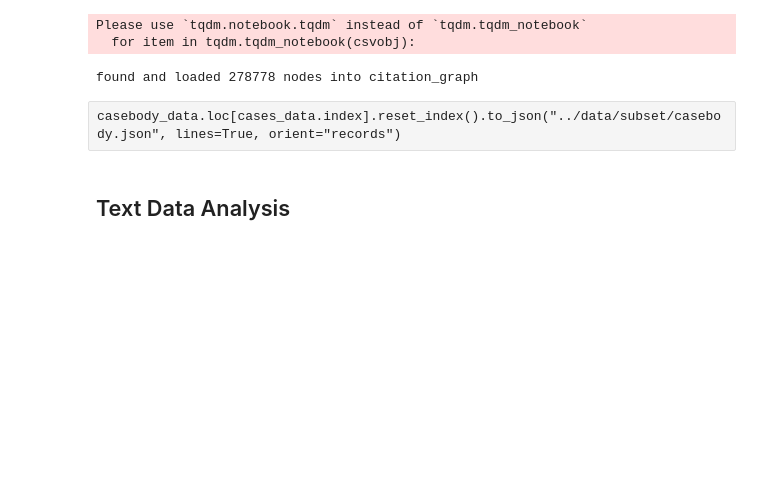
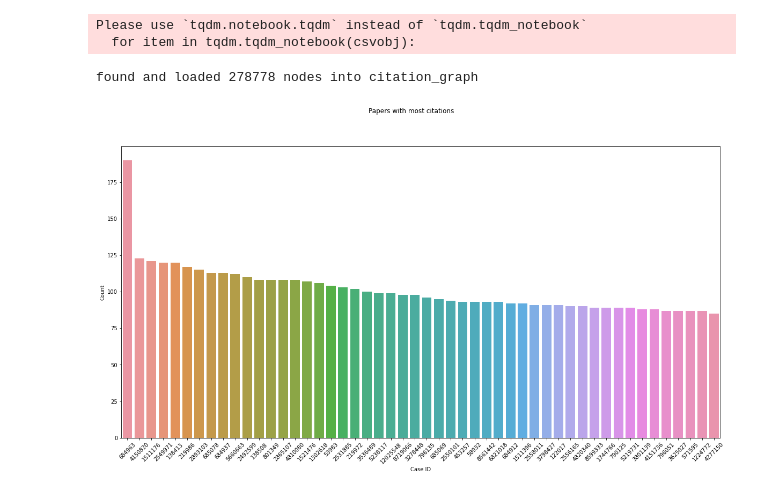
Before and after one commit to parambharat/cs109b-grp9-final-project, a Jupyter notebook: notebooks/data_wrangling.ipynb, the cells around one changed output. Saved outputs shown, nothing was run; the diff lists cells and outputs as text; code cells hidden in the pictures; blank space fills up the shorter version.

Commit message:
update: add graph and text analysis parts

```diff
--- a/notebooks/data_wrangling.ipynb
+++ b/notebooks/data_wrangling.ipynb
@@ -371,6 +372,10 @@ citations_data.columns = ["src", "dst"]
 # %%
 top_cited = citations_data.src.value_counts().head(50)
 plt.figure(figsize=(20,10))
-ax = sns.barplot(top_cited.index, top_cited.values, order=top_cited.index)
+ax = sns.barplot(top_cited.index, top_cited.values, order=top_cited.index,)
+ax.set(xlabel="Case ID", ylabel = "Count")
 plt.xticks(rotation=45)
+plt.suptitle("Papers with most citations")
 plt.show()
+# %% [output]
+[figure, added]
@@ -383,4 +381,0 @@ len(cases_data)
-# %% [raw]
-casebody_data.loc[cases_data.index].reset_index().to_json("../data/subset/casebody.json", lines=True, orient="records")
-# %% [markdown]
-## Text Data Analysis
```
Also changed, not shown: parts of 43 cells of this notebook.
